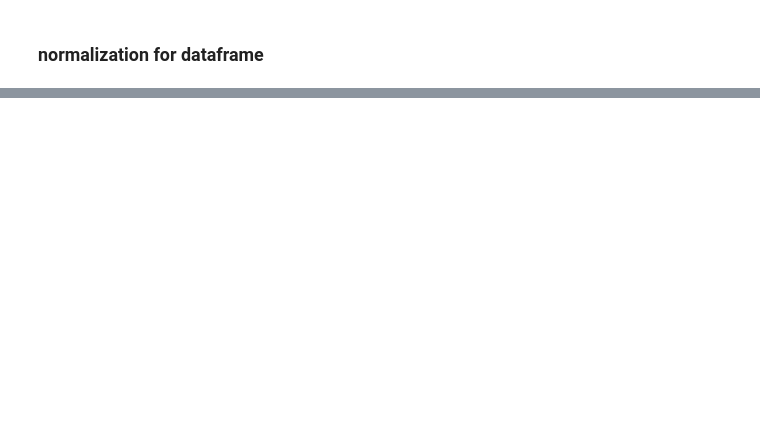
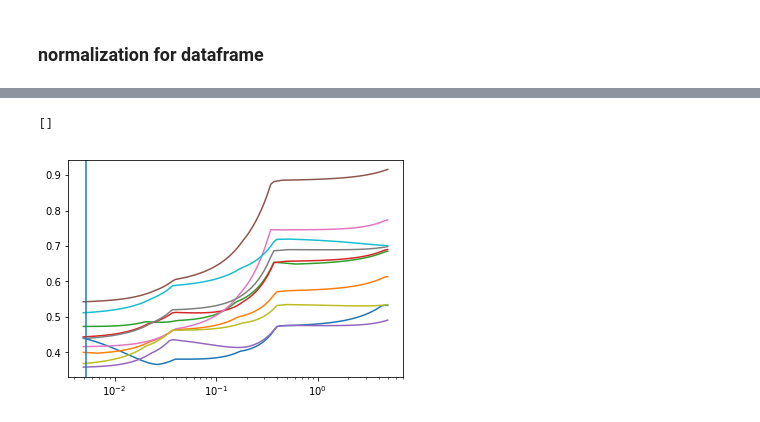
Before and after one commit to komais/chart, a Jupyter notebook: bin/mislabel/ML.ipynb, the cells around one changed output, grey strips where cells are left out. Saved outputs shown, nothing was run; the diff lists cells and outputs as text; code cells hidden in the pictures; blank space fills up the shorter version.

```diff
--- a/bin/mislabel/ML.ipynb
+++ b/bin/mislabel/ML.ipynb
@@ -123,0 +235,9 @@ tt.box_plot(xlabel='gene',ylabel='TPM',title='box plot for every gene')
+# %%
+n_alphas = 200
+alphas = np.logspace(-10, -2, n_alphas)
+
+coefs = []
+for a in alphas:
+    ridge = linear_model.Ridge(alpha=a, fit_intercept=False)
+    ridge.fit(X, Y)
+    coefs.append(ridge.coef_)
@@ -123,0 +246,7 @@ tt.box_plot(xlabel='gene',ylabel='TPM',title='box plot for every gene')
+# %%
+from sklearn import linear_model
+reg = linear_model.RidgeCV (alphas = [0.1 , 1,10], cv=5)
+reg.fit(X,Y)
+reg.coef_
+Z= reg.predict(X)
+reg.alpha_,sklearn.metrics.mean_squared_error(Y ,Z),sklearn.metrics.r2_score(Y,Z)
@@ -123,0 +257,7 @@ tt.box_plot(xlabel='gene',ylabel='TPM',title='box plot for every gene')
+# %%
+from sklearn import linear_model
+reg = linear_model.Lasso (alpha = 1.5)
+reg.fit(X,Y)
+reg.coef_
+Z= reg.predict(X)
+sklearn.metrics.mean_squared_error(Y ,Z),sklearn.metrics.r2_score(Y,Z)
@@ -123,0 +268,3 @@ tt.box_plot(xlabel='gene',ylabel='TPM',title='box plot for every gene')
+# %%
+reg = linear_model.LassoCV (cv=10)
+reg.fit(X,Y)
@@ -123,0 +277,8 @@ tt.box_plot(xlabel='gene',ylabel='TPM',title='box plot for every gene')
+# %%
+import matplotlib.pyplot as plt
+plt.plot(reg.alphas_ , reg.mse_path_)
+plt.axvline(reg.alpha_ )
+plt.semilogx()
+# %% [output]
+[]
+[figure, added]
```
Also changed, not shown: parts of 40 cells of this notebook, 11 other files.
